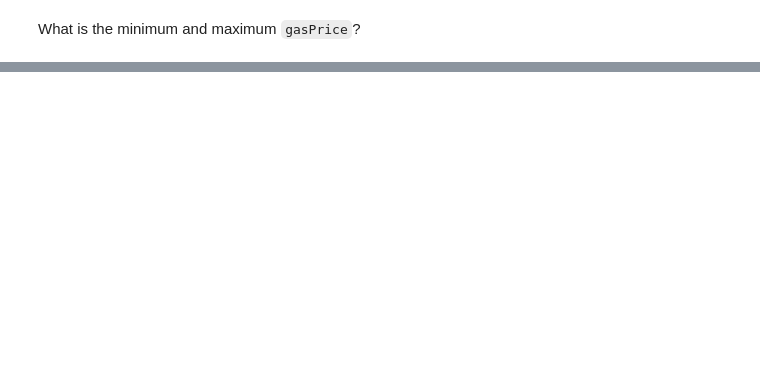
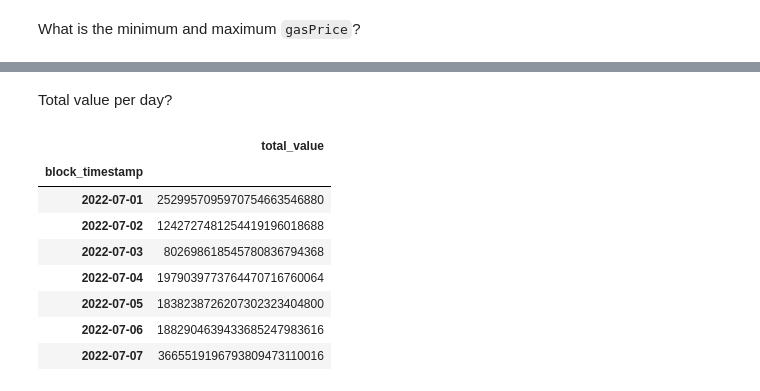
Before and after one commit to InterUniverse/blockchain, a Jupyter notebook: ethereum/nbs/ethereum_analysis.ipynb, the cells around one changed output, grey strips where cells are left out. Cells and saved outputs as stored; diff of their text form; code cells hidden in the pictures; blank space fills up the shorter version.

```diff
--- a/ethereum/nbs/ethereum_analysis.ipynb
+++ b/ethereum/nbs/ethereum_analysis.ipynb
@@ -309,0 +319,14 @@ min:0; max:249,999,999,999,999,995,805,696; median:0; mean:1,935,085,034,425,374
+# %% [markdown]
+Total value per day?
+# %%
+df.resample('D', on='block_timestamp').agg(total_value=('value','sum'))
+# %% [output]
+|  | total_value |
+| block_timestamp |  |
+| 2022-07-01 | 2529957095970754663546880 |
+| 2022-07-02 | 1242727481254419196018688 |
+| 2022-07-03 | 802698618545780836794368 |
+| 2022-07-04 | 1979039773764470716760064 |
+| 2022-07-05 | 1838238726207302323404800 |
+| 2022-07-06 | 1882904639433685247983616 |
+| 2022-07-07 | 3665519196793809473110016 |
```
Also changed, not shown: parts of 43 cells of this notebook, 1 other file.
